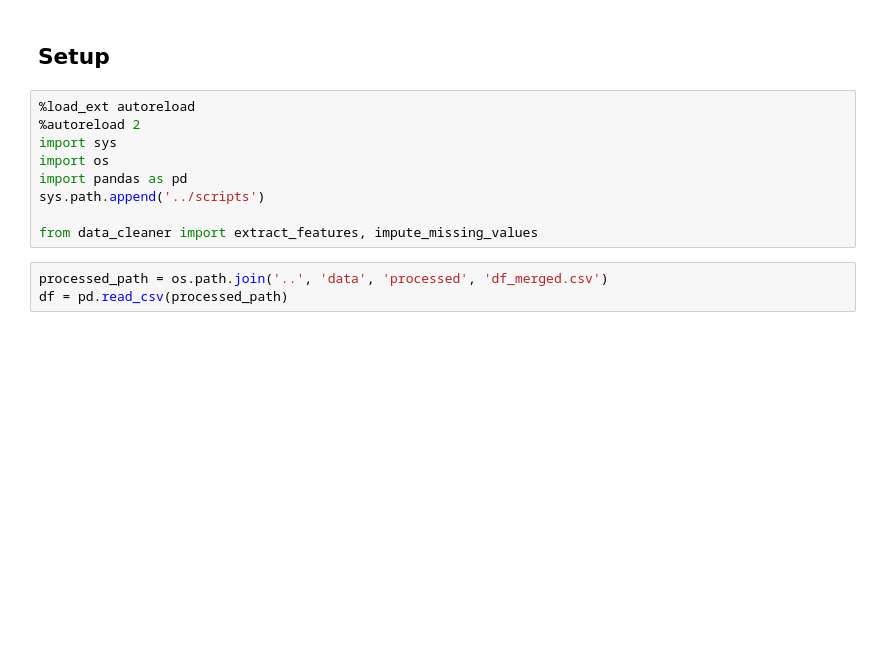
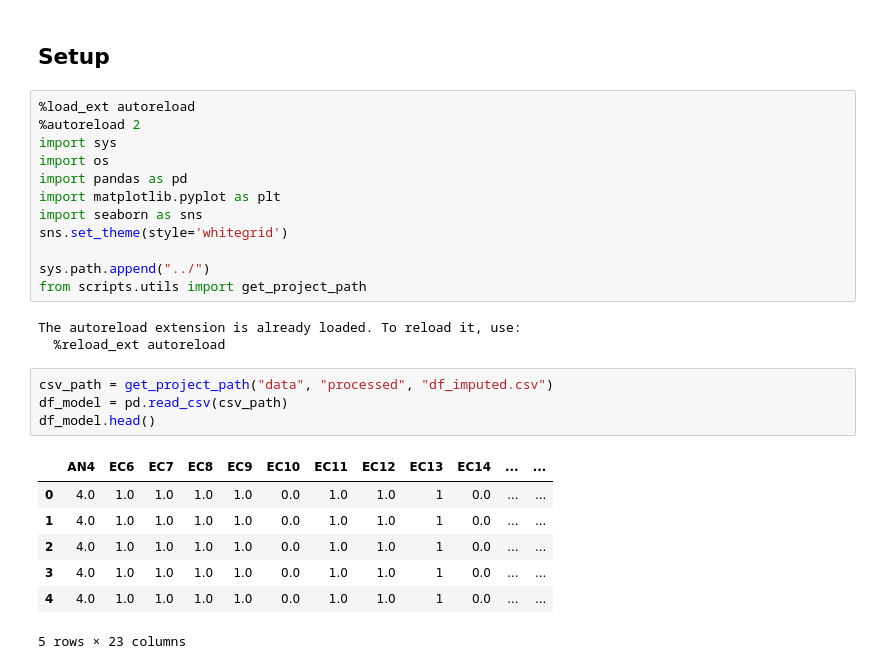
Before and after one commit to vscerra/childhood_nutrition, a Jupyter notebook: notebooks/EDA.ipynb, the cells around one changed output. Drawn from its saved outputs; the diff is of its cells as text; blank space fills up the shorter version.

```diff
--- a/notebooks/EDA.ipynb
+++ b/notebooks/EDA.ipynb
@@ -6,10 +6,25 @@
 import sys
 import os
 import pandas as pd
-sys.path.append('../scripts')
+import matplotlib.pyplot as plt
+import seaborn as sns
+sns.set_theme(style='whitegrid')
 
-from data_cleaner import extract_features, impute_missing_values
+sys.path.append("../")
+from scripts.utils import get_project_path
+# %% [output]
+The autoreload extension is already loaded. To reload it, use:
+  %reload_ext autoreload
-# %%
-processed_path = os.path.join('..', 'data', 'processed', 'df_merged.csv')
-df = pd.read_csv(processed_path)
+# %%
+csv_path = get_project_path("data", "processed", "df_imputed.csv")
+df_model = pd.read_csv(csv_path)
+df_model.head()
+# %% [output]
+|  | AN4 | EC6 | EC7 | EC8 | EC9 | EC10 | EC11 | EC12 | EC13 | EC14 | ... | ... |
+| 0 | 4.0 | 1.0 | 1.0 | 1.0 | 1.0 | 0.0 | 1.0 | 1.0 | 1 | 0.0 | ... | ... |
+| 1 | 4.0 | 1.0 | 1.0 | 1.0 | 1.0 | 0.0 | 1.0 | 1.0 | 1 | 0.0 | ... | ... |
+| 2 | 4.0 | 1.0 | 1.0 | 1.0 | 1.0 | 0.0 | 1.0 | 1.0 | 1 | 0.0 | ... | ... |
+| 3 | 4.0 | 1.0 | 1.0 | 1.0 | 1.0 | 0.0 | 1.0 | 1.0 | 1 | 0.0 | ... | ... |
+| 4 | 4.0 | 1.0 | 1.0 | 1.0 | 1.0 | 0.0 | 1.0 | 1.0 | 1 | 0.0 | ... | ... |
+5 rows × 23 columns
 # %%
```
Also changed, not shown: parts of 13 cells of this notebook, 5 other files.
